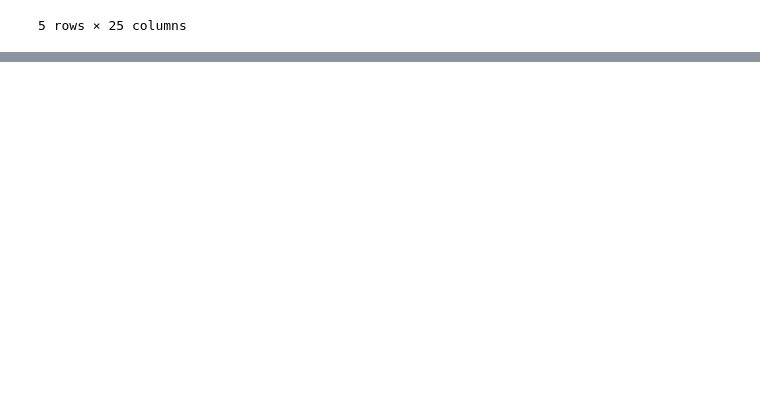
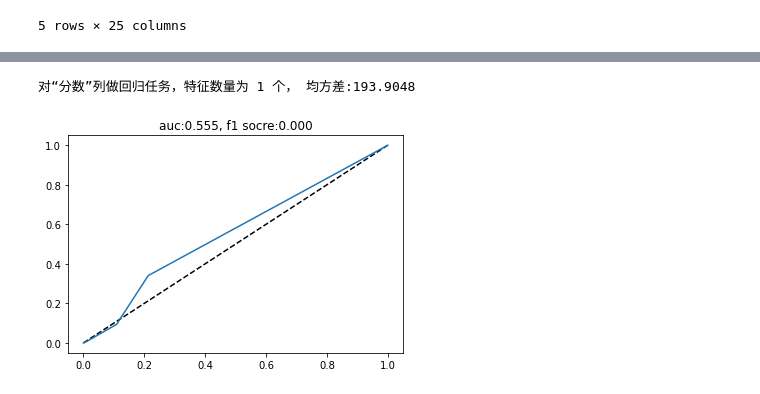
Before and after one commit to ProcedureOriented/MachineLearning, a Jupyter notebook: MidTermHomework.ipynb, the cells around one changed output, grey strips where cells are left out. Drawn from its saved outputs; the diff is of its cells as text; code cells hidden in the pictures; blank space fills up the shorter version.

```diff
--- a/MidTermHomework.ipynb
+++ b/MidTermHomework.ipynb
@@ -157,0 +198,3 @@ df_dict['用户信息'].head(5)
+# %%
+df = pd.merge(df_dict['用户信息'], df_dict['违约记录'], on='new_user_id', how='left')
+df.head()
@@ -157,0 +208,26 @@ df_dict['用户信息'].head(5)
+# %%
+feats = ['职业']
+# df = mNormalization(df, '职业')
+X_train, X_test, Y_train, Y_test = train_test_split(df[feats], df[['分数']], test_size=0.2)
+model = LinearRegression()
+model.fit(X_train, Y_train)
+Y_pred_val = model.predict(X_test)
+mse = mean_squared_error(Y_test, Y_pred_val)
+print(f'对“分数”列做回归任务，特征数量为 1 个， 均方差:{mse :.4f}')
+# %% [output]
+对“分数”列做回归任务，特征数量为 1 个， 均方差:193.9048
+# %%
+feats = ['职业']
+X_train, X_test, Y_train, Y_test = train_test_split(df[feats], df[['标签']], test_size=0.2)
+model = LogisticRegression()
+model.fit(X_train, Y_train)
+Y_pred = model.predict_proba(X_test)[:, 1]  # 各个测试样本 softmax ，用于计算 roc
+Y_pred_lab = model.predict(X_test)  # 各个测试样本预测出的标签
+fpr, tpr, thresholds = roc_curve(Y_test, Y_pred)
+roc_auc = auc(fpr, tpr)
+plt.plot([0, 1], [0, 1], 'k--')
+plt.plot(fpr, tpr)
+plt.title(f'auc:{roc_auc :.3f}, f1 socre:{f1_score(Y_test, Y_pred_lab) :.3f}')
+plt.show()
+# %% [output]
+[figure, added]
```
Also changed, not shown: parts of 12 cells of this notebook.
